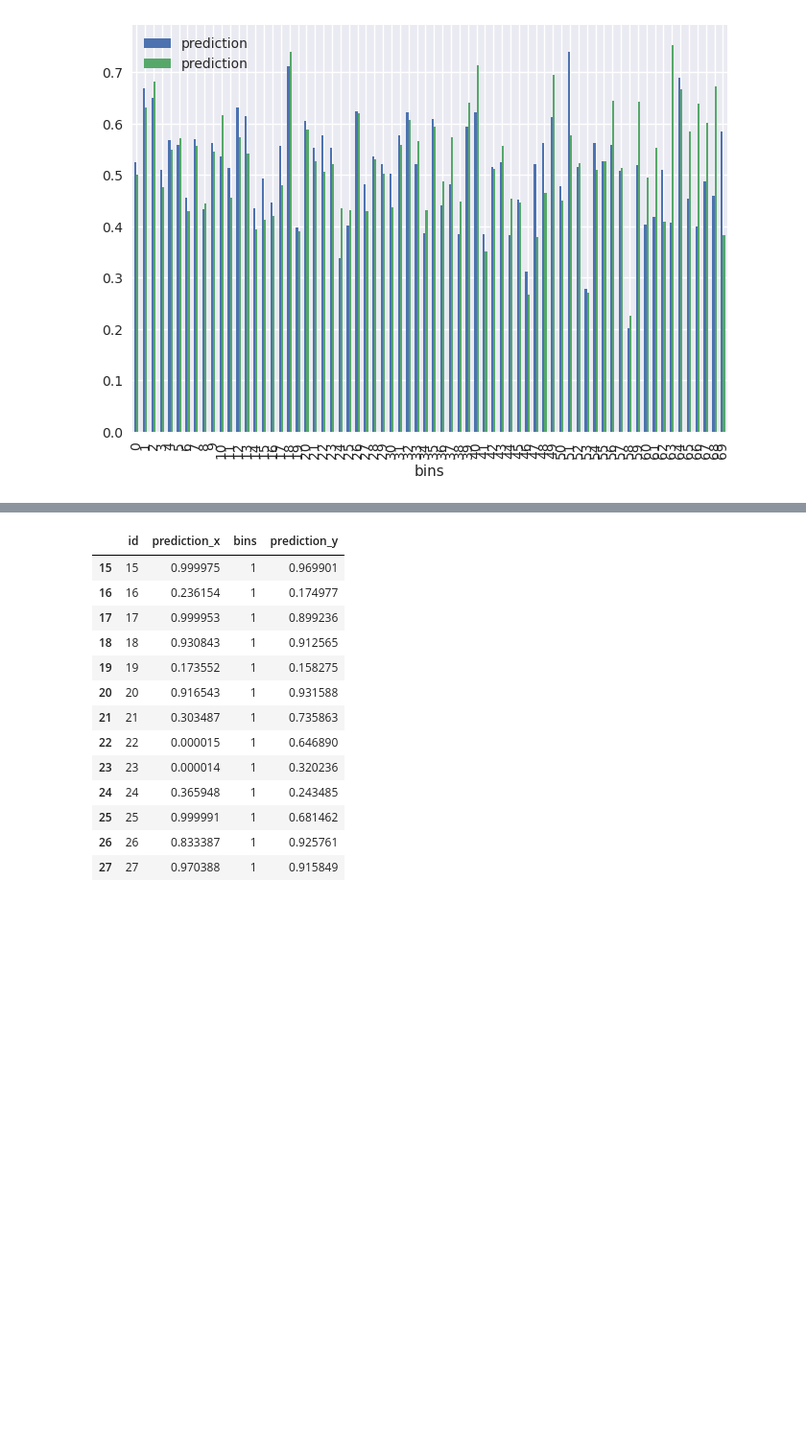
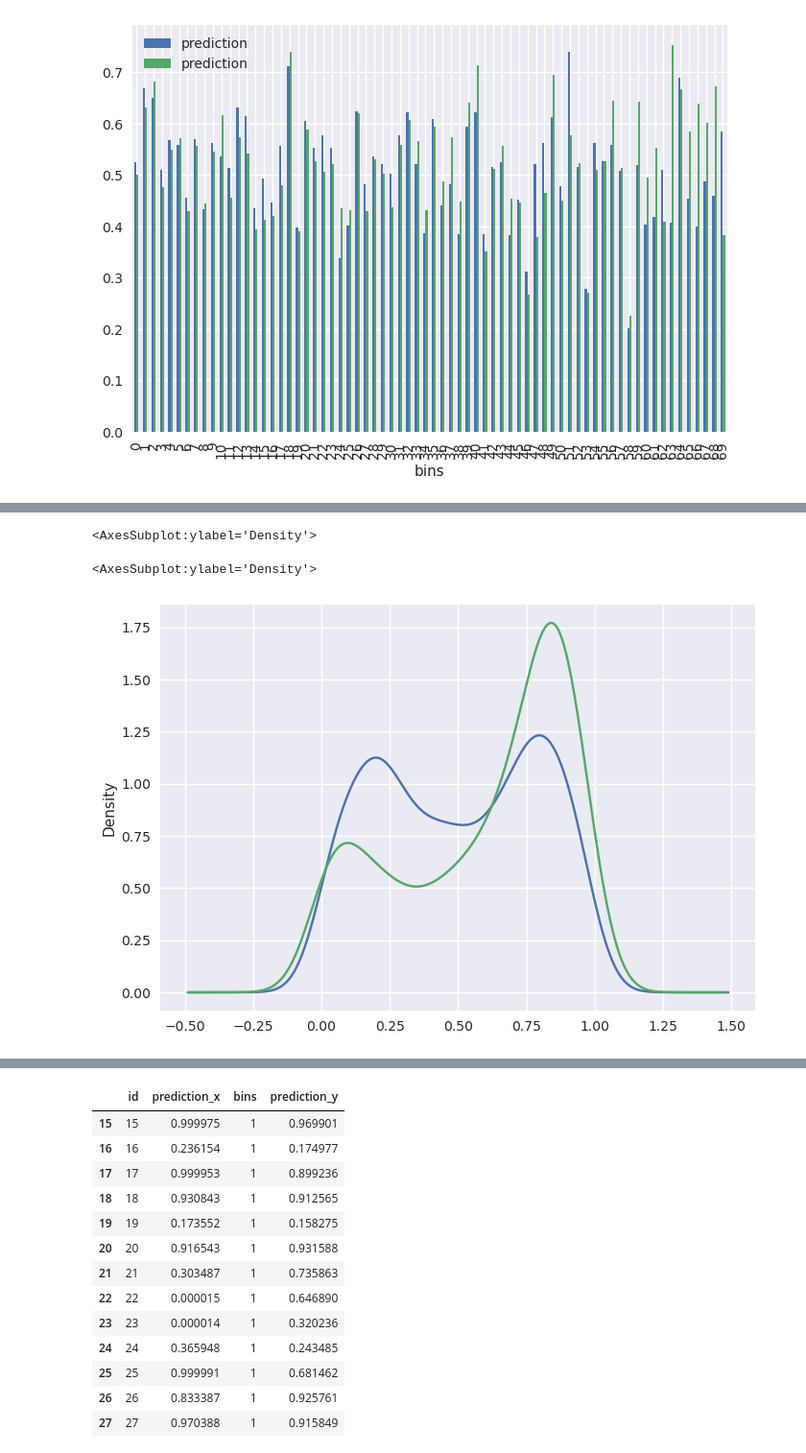
Before and after one commit to boostcampaitech4lv23recsys2/level2_dkt_recsys-level2-recsys-08, a Jupyter notebook: FeatrueEngineering/FE_유저의_실력.ipynb, the cells around one changed output, grey strips where cells are left out. Shown at 96% size. Cells and saved outputs as stored; diff of their text form; code cells hidden in the pictures; blank space fills up the shorter version.

```diff
--- a/FeatrueEngineering/FE_유저의_실력.ipynb
+++ b/FeatrueEngineering/FE_유저의_실력.ipynb
@@ -364,0 +397,7 @@ pd.concat([auc819_grp,user_dfc2_grp],axis=1).plot(kind='bar')
+# %%
+auc819.prediction.plot(kind='kde')
+tflstm.prediction.plot(kind='kde')
+# %% [output]
+<AxesSubplot:ylabel='Density'>
+<AxesSubplot:ylabel='Density'>
+[figure, added]
```
Also changed, not shown: parts of 6 cells of this notebook.
